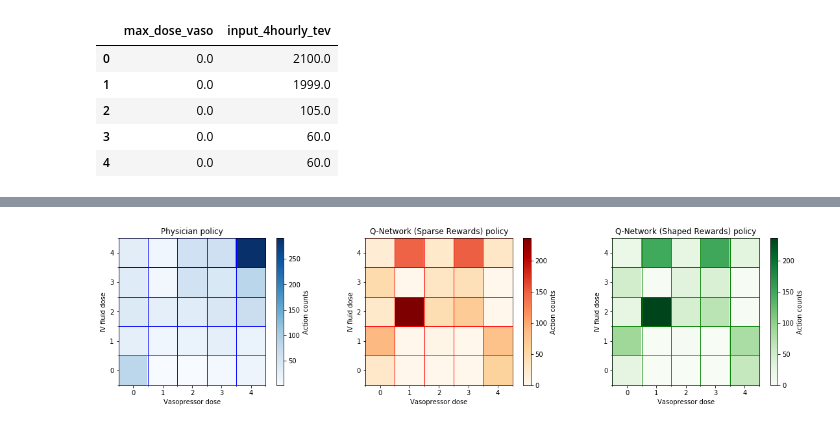
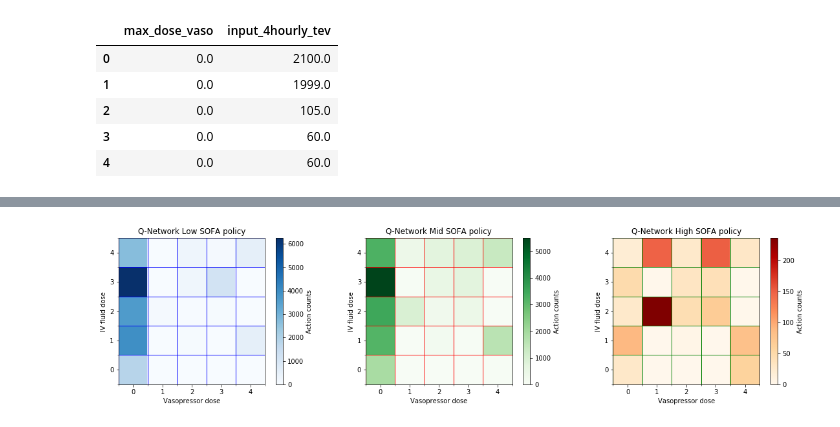
Before and after one commit to aniruddhraghu/sepsisrl, a Jupyter notebook: visualisation/stratified_plots.ipynb, the cells around one changed output, grey strips where cells are left out. Drawn from its saved outputs; the diff is of its cells as text; code cells hidden in the pictures.

```diff
--- a/visualisation/stratified_plots.ipynb
+++ b/visualisation/stratified_plots.ipynb
@@ -82,7 +81,6 @@ autoencode_actions = pickle.load(open( "../continuous/dqn_normal/dqn_normal_acti
 deeprl2_actions = pickle.load(open( "../continuous/dqn_normal/dqn_normal_actions_test.p", "rb" ))
 # %%
 # Add in the actions selected to the df_test_orig dataframe. This helps with the stratified analysis afterwards
-df_test_orig['autoencode_actions'] = autoencode_actions
 df_test_orig['deeprl2_actions'] = deeprl2_actions
 df_test_orig['phys_actions'] = phys_actions
 # %% [output]
@@ -161,11 +168,24 @@ hist3, _, _ = np.histogram2d(autoencode_actions_iv, autoencode_actions_vaso, bin
+# %%
+deeprl2_actions_low_iv = deeprl2_actions_low_tuple[:,0]
+deeprl2_actions_low_vaso = deeprl2_actions_low_tuple[:,1]
+hist_drl1, _, _ = np.histogram2d(deeprl2_actions_low_iv, deeprl2_actions_low_vaso, bins=5)
+
+deeprl2_actions_mid_iv = deeprl2_actions_mid_tuple[:,0]
+deeprl2_actions_mid_vaso = deeprl2_actions_mid_tuple[:,1]
+hist_drl2, _, _ = np.histogram2d(deeprl2_actions_mid_iv, deeprl2_actions_mid_vaso, bins=5)
+
+deeprl2_actions_high_iv = deeprl2_actions_high_tuple[:,0]
+deeprl2_actions_high_vaso = deeprl2_actions_high_tuple[:,1]
+hist_drl3, _, _ = np.histogram2d(deeprl2_actions_high_iv, deeprl2_actions_high_vaso, bins=5)
 # %%
 x_edges = np.arange(-0.5,5)
 y_edges = np.arange(-0.5,5)
 # %%
 f, (ax1, ax2, ax3) = plt.subplots(1, 3, figsize=(16,4))
-ax1.imshow(np.flipud(hist), cmap="Blues",extent=[x_edges[0], x_edges[-1],  y_edges[0],y_edges[-1]])
-ax2.imshow(np.flipud(hist2), cmap="OrRd", extent=[x_edges[0], x_edges[-1],  y_edges[0],y_edges[-1]])
-ax3.imshow(np.flipud(hist3), cmap="Greens", extent=[x_edges[0], x_edges[-1],  y_edges[0],y_edges[-1]])
+ax1.imshow(np.flipud(hist_drl1), cmap="Blues",extent=[x_edges[0], x_edges[-1],  y_edges[0],y_edges[-1]])
+ax2.imshow(np.flipud(hist_drl2), cmap="OrRd", extent=[x_edges[0], x_edges[-1],  y_edges[0],y_edges[-1]])
+ax3.imshow(np.flipud(hist_drl3), cmap="Greens", extent=[x_edges[0], x_edges[-1],  y_edges[0],y_edges[-1]])
+
 
 # ax1.grid(color='b', linestyle='-', linewidth=1)
 # ax2.grid(color='r', linestyle='-', linewidth=1)
@@ -179,6 +199,7 @@ ax2.set_yticks(np.arange(0, 5, 1));
 ax3.set_xticks(np.arange(0, 5, 1));
 ax3.set_yticks(np.arange(0, 5, 1));
 
+
 # Labels for major ticks
 ax1.set_xticklabels(np.arange(0, 5, 1));
 ax1.set_yticklabels(np.arange(0, 5, 1));
@@ -186,39 +207,44 @@ ax2.set_xticklabels(np.arange(0, 5, 1));
 ax2.set_yticklabels(np.arange(0, 5, 1));
 ax3.set_xticklabels(np.arange(0, 5, 1));
 ax3.set_yticklabels(np.arange(0, 5, 1));
+
 
 # Minor ticks
 ax1.set_xticks(np.arange(-.5, 5, 1), minor=True);
 ax1.set_yticks(np.arange(-.5, 5, 1), minor=True);
 ax2.set_xticks(np.arange(-.5, 5, 1), minor=True);
 ax2.set_yticks(np.arange(-.5, 5, 1), minor=True);
 ax3.set_xticks(np.arange(-.5, 5, 1), minor=True);
 ax3.set_yticks(np.arange(-.5, 5, 1), minor=True);
 
+
 # Gridlines based on minor ticks
 ax1.grid(which='minor', color='b', linestyle='-', linewidth=1)
 ax2.grid(which='minor', color='r', linestyle='-', linewidth=1)
 ax3.grid(which='minor', color='g', linestyle='-', linewidth=1)
 
-im1 = ax1.pcolormesh(x_edges, y_edges, hist, cmap='Blues')
+
+im1 = ax1.pcolormesh(x_edges, y_edges, hist_drl1, cmap='Blues')
 f.colorbar(im1, ax=ax1, label = "Action counts")
 
-im2 = ax2.pcolormesh(x_edges, y_edges, hist2, cmap='OrRd')
+im2 = ax2.pcolormesh(x_edges, y_edges, hist_drl2, cmap='Greens')
 f.colorbar(im2, ax=ax2, label = "Action counts")
 
-im3 = ax3.pcolormesh(x_edges, y_edges, hist3, cmap='Greens')
+im3 = ax3.pcolormesh(x_edges, y_edges, hist_drl3, cmap='OrRd')
 f.colorbar(im3, ax=ax3, label = "Action counts")
+
 
 ax1.set_ylabel('IV fluid dose')
 ax2.set_ylabel('IV fluid dose')
 ax3.set_ylabel('IV fluid dose')
 ax1.set_xlabel('Vasopressor dose')
 ax2.set_xlabel('Vasopressor dose')
 ax3.set_xlabel('Vasopressor dose')
 
-ax1.set_title("Physician policy")
-ax2.set_title("Q-Network (Sparse Rewards) policy")
-ax3.set_title("Q-Network (Shaped Rewards) policy")
+
+ax1.set_title("Q-Network Low SOFA policy")
+ax2.set_title("Q-Network Mid SOFA policy")
+ax3.set_title("Q-Network High SOFA policy")
 plt.tight_layout()
 # %% [output]
-[figure, old version]
+[figure, new version]
```
Also changed, not shown: parts of 24 cells of this notebook, 22 other files.
